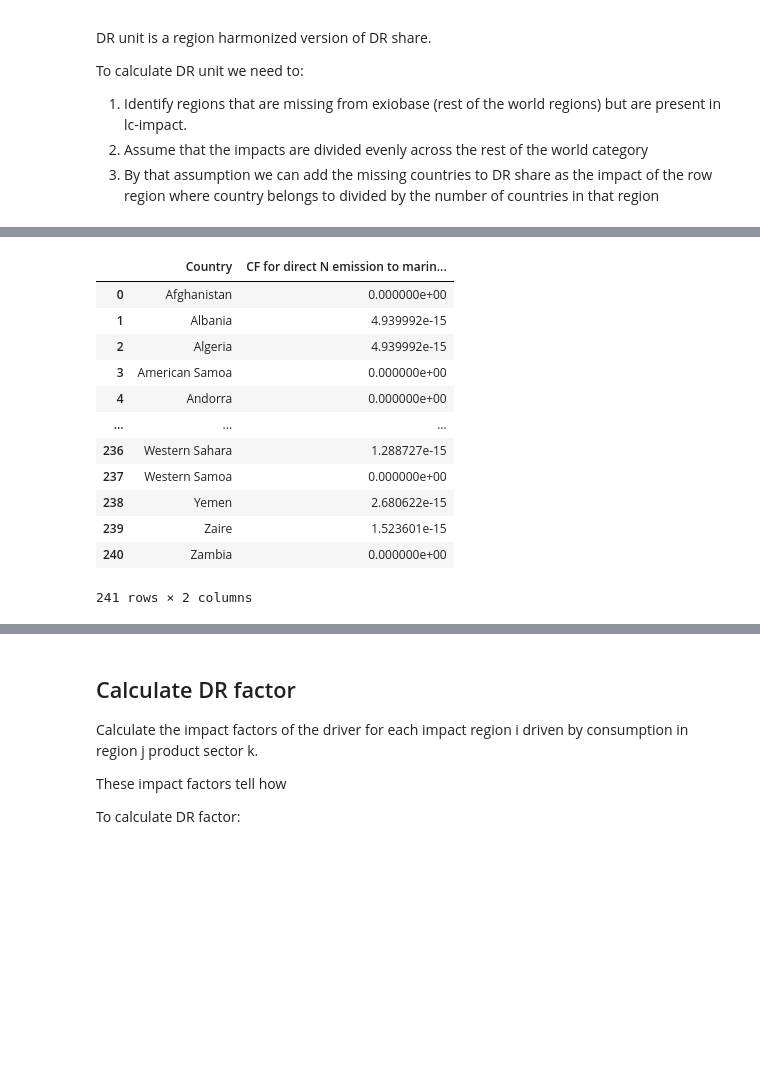
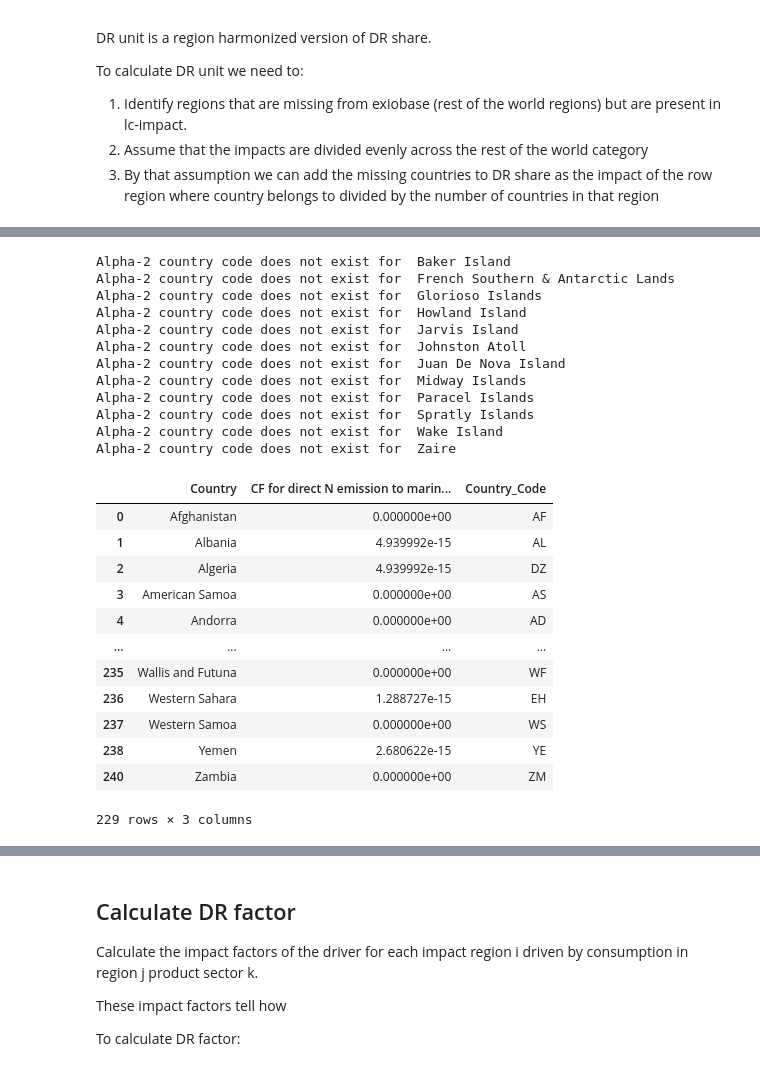
Before and after one commit to tterimaa/pdf-calculation, a Jupyter notebook: notebooks/pdf-eutrophication-marine.ipynb, the cells around one changed output, grey strips where cells are left out. Saved outputs shown, nothing was run; the diff lists cells and outputs as text; code cells hidden in the pictures; blank space fills up the shorter version.

```diff
--- a/notebooks/pdf-eutrophication-marine.ipynb
+++ b/notebooks/pdf-eutrophication-marine.ipynb
@@ -12,5 +12,10 @@ import pymrio
 import numpy as np
 import pandas as pd
 import pycountry as pyc
+import json
+
+# load arguments from json file
+with open("../arguments.json", "r") as f:
+    arguments = json.load(f)
 # %%
 # exiobase 2011 is used for calculating share of stressor for each region-product pair
@@ -211,20 +206,38 @@ Unique regions:  225
 # %%
 # load and prepare lc-impact data
-lci = pd.read_excel("/Users/tterimaa/code/projects/impact-factors/lc-impact/LC-Impact/9-marine eutrophication/CFs_marine_eutrophication.xlsx", sheet_name="country CFs")
+lci = pd.read_excel(arguments["lc_impact_path"] + "/9-marine eutrophication/CFs_marine_eutrophication.xlsx", sheet_name="country CFs")
 lci = lci[["Country.1", "CF for direct N emission to marine system [PDF*yr/kg]"]]
 lci.rename(columns={lci.columns[0]: "Country"}, inplace=True)
+
+# Add country codes to all LCI datasets and remove missing ones
+lci["Country_Code"] = lci["Country"].apply(get_country_code)
+
+# Drop countries without alpha-2 code
+lci.dropna(subset=["Country_Code"], inplace=True)
 lci
 # %% [output]
+Alpha-2 country code does not exist for  Baker Island
+Alpha-2 country code does not exist for  French Southern & Antarctic Lands
+Alpha-2 country code does not exist for  Glorioso Islands
+Alpha-2 country code does not exist for  Howland Island
+Alpha-2 country code does not exist for  Jarvis Island
+Alpha-2 country code does not exist for  Johnston Atoll
+Alpha-2 country code does not exist for  Juan De Nova Island
+Alpha-2 country code does not exist for  Midway Islands
+Alpha-2 country code does not exist for  Paracel Islands
+Alpha-2 country code does not exist for  Spratly Islands
+Alpha-2 country code does not exist for  Wake Island
+Alpha-2 country code does not exist for  Zaire
-|  | Country | CF for direct N emission to marin... |
-| 0 | Afghanistan | 0.000000e+00 |
-| 1 | Albania | 4.939992e-15 |
-| 2 | Algeria | 4.939992e-15 |
-| 3 | American Samoa | 0.000000e+00 |
-| 4 | Andorra | 0.000000e+00 |
-| ... | ... | ... |
-| 236 | Western Sahara | 1.288727e-15 |
-| 237 | Western Samoa | 0.000000e+00 |
-| 238 | Yemen | 2.680622e-15 |
-| 239 | Zaire | 1.523601e-15 |
-| 240 | Zambia | 0.000000e+00 |
+|  | Country | CF for direct N emission to marin... | Country_Code |
+| 0 | Afghanistan | 0.000000e+00 | AF |
+| 1 | Albania | 4.939992e-15 | AL |
+| 2 | Algeria | 4.939992e-15 | DZ |
+| 3 | American Samoa | 0.000000e+00 | AS |
+| 4 | Andorra | 0.000000e+00 | AD |
+| ... | ... | ... | ... |
+| 235 | Wallis and Futuna | 0.000000e+00 | WF |
+| 236 | Western Sahara | 1.288727e-15 | EH |
+| 237 | Western Samoa | 0.000000e+00 | WS |
+| 238 | Yemen | 2.680622e-15 | YE |
+| 240 | Zambia | 0.000000e+00 | ZM |
-241 rows × 2 columns
+229 rows × 3 columns
```
Also changed, not shown: parts of 10 cells of this notebook, 9 other files.
